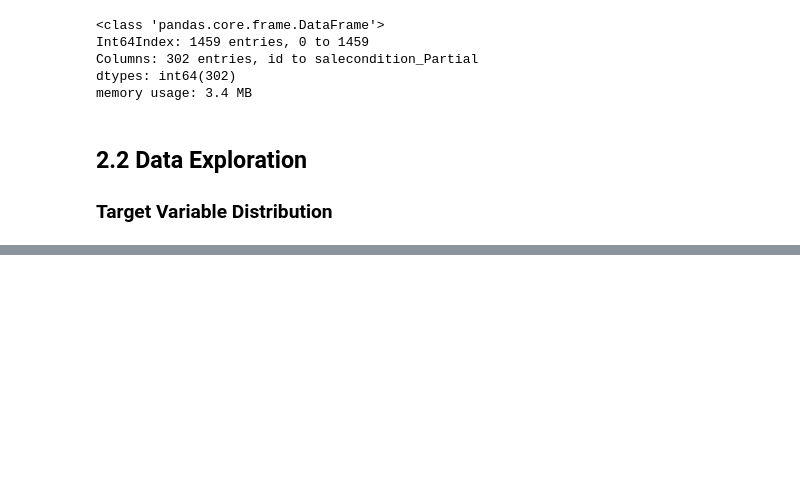
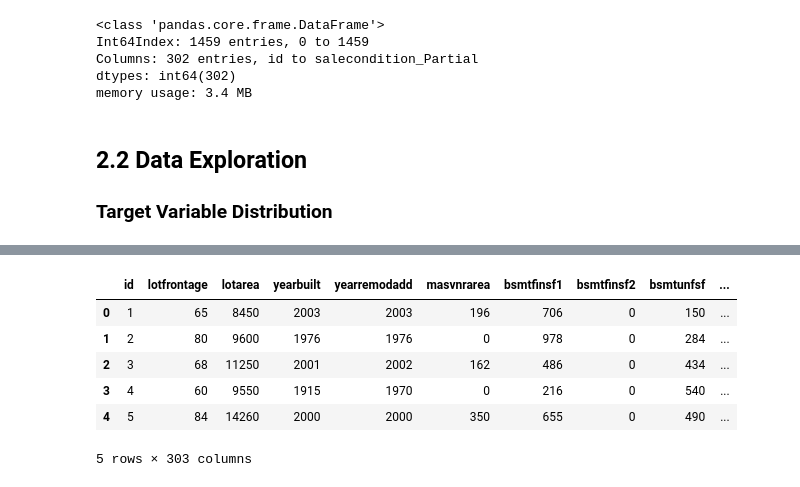
Before and after one commit to brianmcguckin/thinkful_unit_03_capstone, a Jupyter notebook: unit_03_capstone.ipynb, the cells around one changed output, grey strips where cells are left out. Cells and saved outputs as stored; diff of their text form; code cells hidden in the pictures; blank space fills up the shorter version.

```diff
--- a/unit_03_capstone.ipynb
+++ b/unit_03_capstone.ipynb
@@ -287,0 +264,12 @@ __Result:__ distribution of log sale price looks a lot better
+# %%
+#add saleprice_log to df
+train['saleprice_log'] = saleprice_log
+train.head()
+# %% [output]
+|  | id | lotfrontage | lotarea | yearbuilt | yearremodadd | masvnrarea | bsmtfinsf1 | bsmtfinsf2 | bsmtunfsf | ... |
+| 0 | 1 | 65 | 8450 | 2003 | 2003 | 196 | 706 | 0 | 150 | ... |
+| 1 | 2 | 80 | 9600 | 1976 | 1976 | 0 | 978 | 0 | 284 | ... |
+| 2 | 3 | 68 | 11250 | 2001 | 2002 | 162 | 486 | 0 | 434 | ... |
+| 3 | 4 | 60 | 9550 | 1915 | 1970 | 0 | 216 | 0 | 540 | ... |
+| 4 | 5 | 84 | 14260 | 2000 | 2000 | 350 | 655 | 0 | 490 | ... |
+5 rows × 303 columns
```
Also changed, not shown: parts of 14 cells of this notebook.
